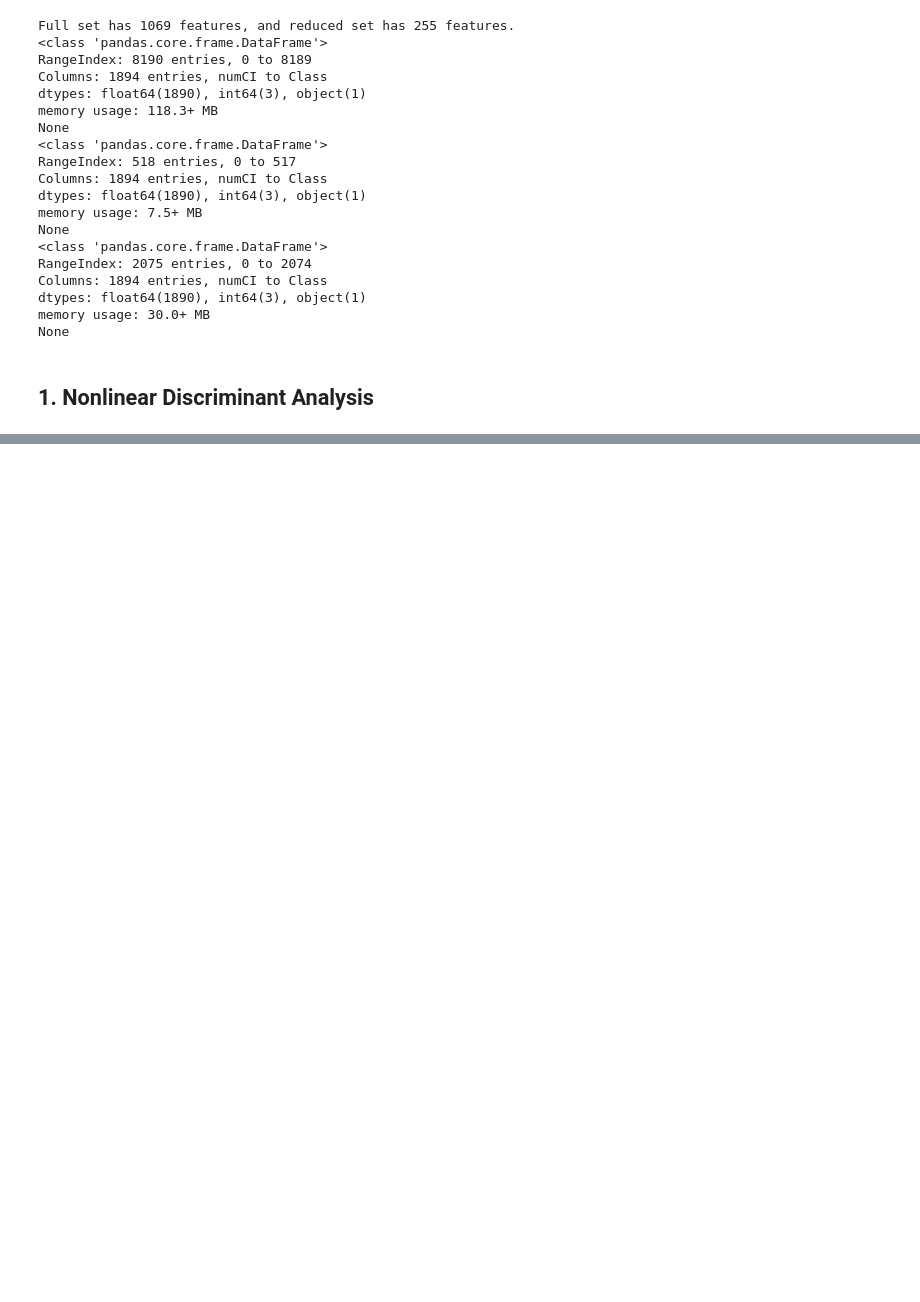
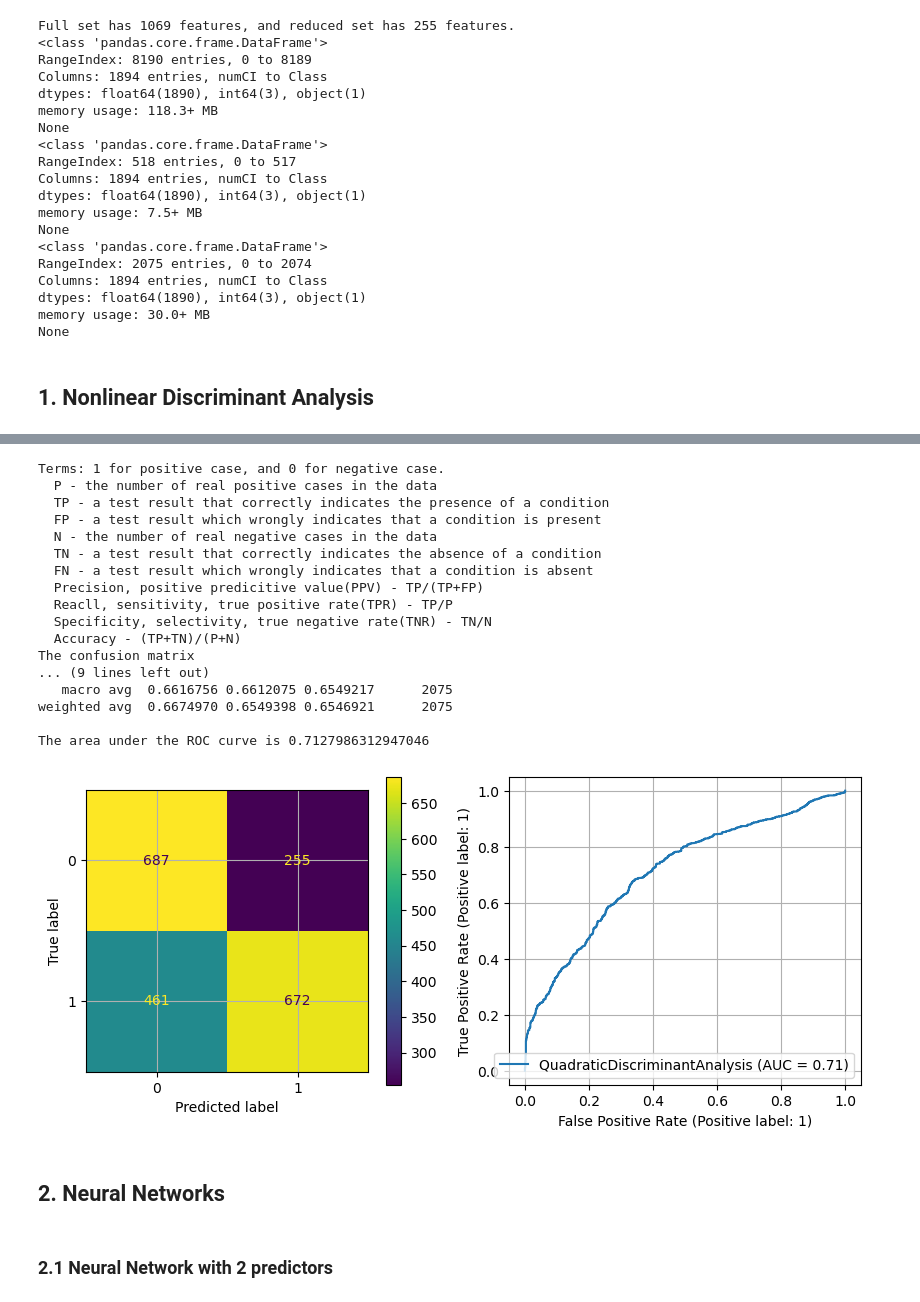
Before and after one commit to chenxuhe79/AppliedPredictiveModeling, a Jupyter notebook: Ch13_7 Nonlinear Classification Models.ipynb, the cells around one changed output, grey strips where cells are left out. Drawn from its saved outputs; the diff is of its cells as text; code cells hidden in the pictures; blank space fills up the shorter version.

```diff
--- a/Ch13_7 Nonlinear Classification Models.ipynb
+++ b/Ch13_7 Nonlinear Classification Models.ipynb
@@ -132,0 +163,25 @@ pipeline = make_pipeline(gmm, lda)
+# %%
+modelPerf(qdaModel,validX_scaled, validy)
+# %% [output]
+Terms: 1 for positive case, and 0 for negative case.
+  P - the number of real positive cases in the data
+  TP - a test result that correctly indicates the presence of a condition
+  FP - a test result which wrongly indicates that a condition is present
+  N - the number of real negative cases in the data
+  TN - a test result that correctly indicates the absence of a condition
+  FN - a test result which wrongly indicates that a condition is absent
+  Precision, positive predicitive value(PPV) - TP/(TP+FP)
+  Reacll, sensitivity, true positive rate(TPR) - TP/P
+  Specificity, selectivity, true negative rate(TNR) - TN/N
+  Accuracy - (TP+TN)/(P+N)
+The confusion matrix
+... (9 lines left out)
+   macro avg  0.6616756 0.6612075 0.6549217      2075
+weighted avg  0.6674970 0.6549398 0.6546921      2075
+
+The area under the ROC curve is 0.7127986312947046
+[figure, added]
+# %% [markdown]
+## 2. Neural Networks
+# %% [markdown]
+### 2.1 Neural Network with 2 predictors
```
Also changed, not shown: parts of 13 cells of this notebook.
